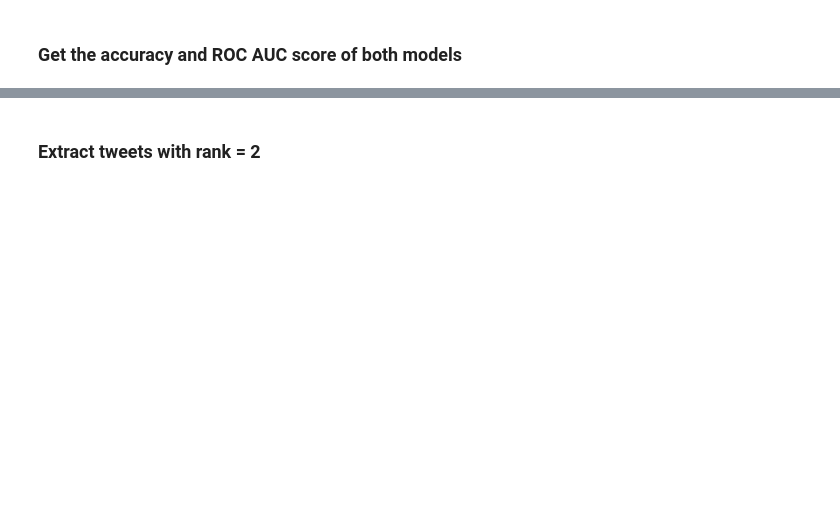
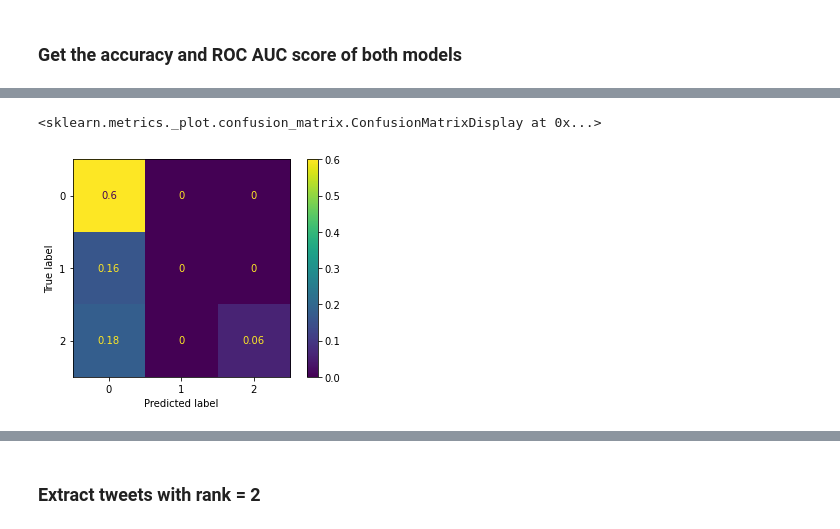
Before and after one commit to CS180-2122-sakUNA/sakUNA, a Jupyter notebook: testmodel.ipynb, the cells around one changed output, grey strips where cells are left out. Cells and saved outputs as stored; diff of their text form; code cells hidden in the pictures; blank space fills up the shorter version.

```diff
--- a/testmodel.ipynb
+++ b/testmodel.ipynb
@@ -198,0 +215,7 @@ Gradient Boosting Classifier (w/o SMOTE) was chosen because of its high accuracy
+# %%
+gb_cm = confusion_matrix(Y_test, gb_pred, labels=[0,1,2], normalize='all')
+disp = ConfusionMatrixDisplay(confusion_matrix=gb_cm,display_labels=[0,1,2])
+disp.plot()
+# %% [output]
+<sklearn.metrics._plot.confusion_matrix.ConfusionMatrixDisplay at 0x...>
+[figure, added]
```
Also changed, not shown: parts of 12 cells of this notebook, 4 other files.
